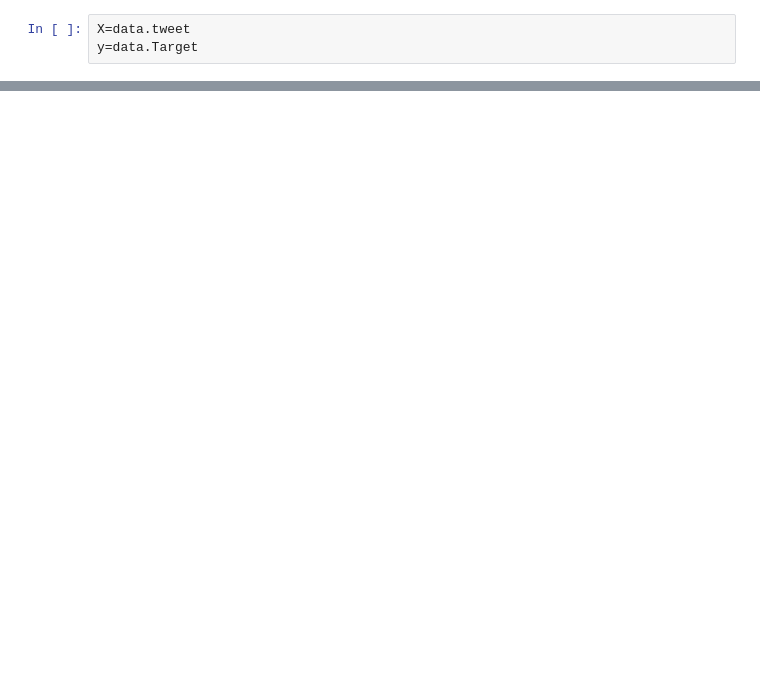
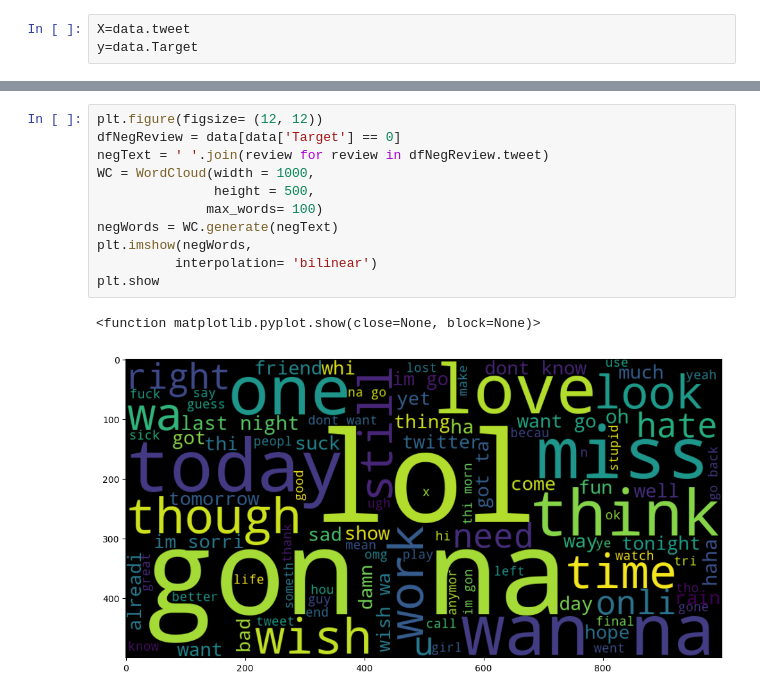
Before and after one commit to Kavya-umashankar/Semtiment-Analysis, a Jupyter notebook: sentiment analysis.ipynb, the cells around one changed output, grey strips where cells are left out. Drawn from its saved outputs; the diff is of its cells as text; blank space fills up the shorter version.

```diff
--- a/sentiment analysis.ipynb
+++ b/sentiment analysis.ipynb
@@ -357,0 +237,14 @@ True
+# %%
+plt.figure(figsize= (12, 12))
+dfNegReview = data[data['Target'] == 0]
+negText = ' '.join(review for review in dfNegReview.tweet)
+WC = WordCloud(width = 1000,
+               height = 500,
+              max_words= 100)
+negWords = WC.generate(negText)
+plt.imshow(negWords,
+          interpolation= 'bilinear')
+plt.show
+# %% [output]
+<function matplotlib.pyplot.show(close=None, block=None)>
+[figure, added]
```
Also changed, not shown: parts of 59 cells of this notebook.
